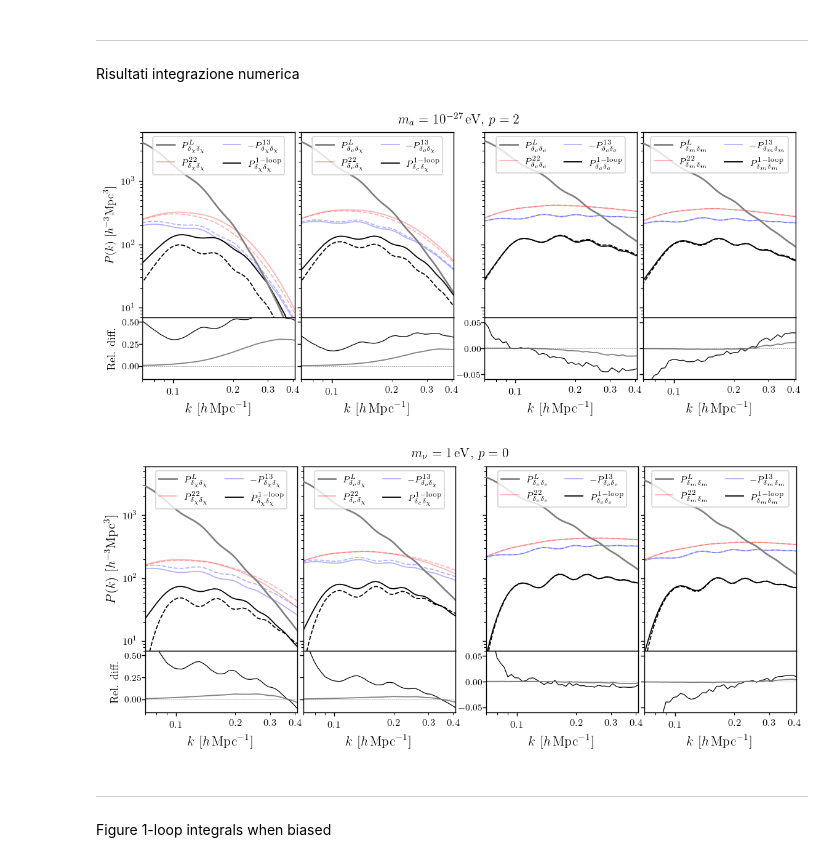
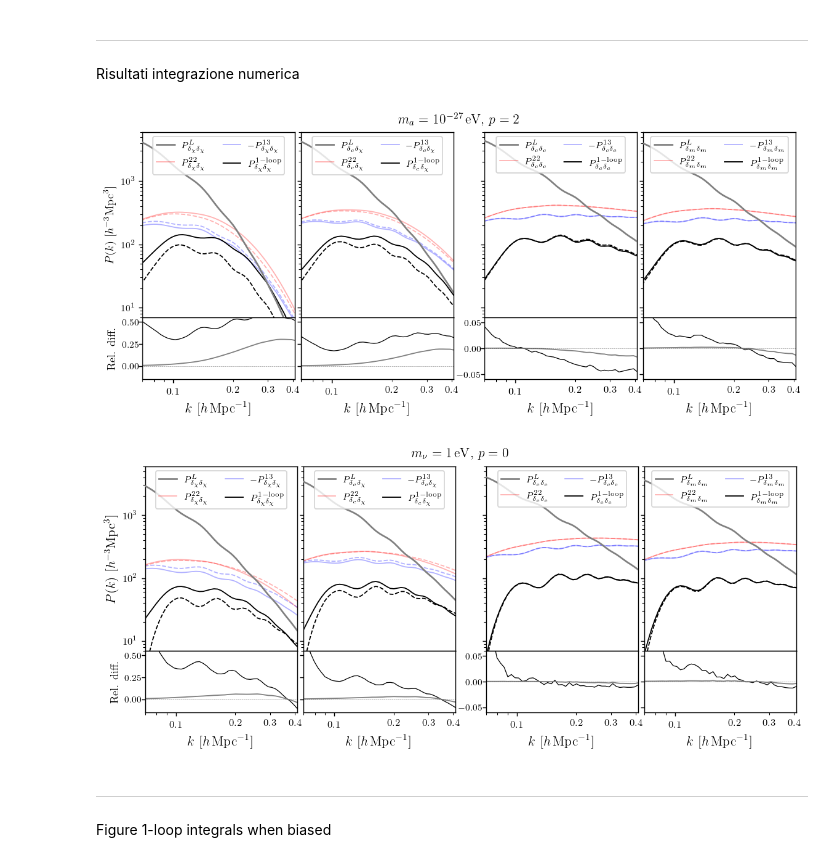
Before and after one commit to fverd/class, a Jupyter notebook: soundspeed-scripts/plots4paper/section_3.ipynb, the cells around one changed output. Cells and saved outputs as stored; diff of their text form; code cells hidden in the pictures.

Commit message:
updates with quantum pressure

```diff
--- a/soundspeed-scripts/plots4paper/section_3.ipynb
+++ b/soundspeed-scripts/plots4paper/section_3.ipynb
@@ -235,9 +235,12 @@ ma=27
 kref=8.4e12 * pow(pow(10,-ma)/0.67,1/2) * 0.666**0.25
 fx=0.1
 
-k, dcdc22, dcdc22_EdS, dcTc22, dcTc22_EdS, dcdx22, dcdx22_EdS, dcTx22, dcTx22_EdS, dxdx22, dxdx22_EdS, PL_cc, TL_x =np.loadtxt(f'/home/fverdian/class/soundspeed-scripts/numerical-integrals/results/P22-ma{ma}p0-fx0p1-N16000-p2.txt', unpack=True)[:,:70]
+# k, dcdc22, dcdc22_EdS, dcTc22, dcTc22_EdS, dcdx22, dcdx22_EdS, dcTx22, dcTx22_EdS, dxdx22, dxdx22_EdS, PL_cc, TL_x =np.loadtxt(f'/home/fverdian/class/soundspeed-scripts/numerical-integrals/results/P22-ma{ma}p0-fx0p1-N16000-p2.txt', unpack=True)[:,:70]
 
-k, dcdc13, dcdc13_EdS, dcTc13, dcTc13_EdS, dcdx13, dcdx13_EdS, dcTx13, dcTx13_EdS, dxdx13, dxdx13_EdS, PL_cc, TL_x, dcdx_IR  =np.loadtxt(f'/home/fverdian/class/soundspeed-scripts/numerical-integrals/results/P13-ma{ma}p0-fx0p1-N16000-p2.txt', unpack=True)[:,:70]
+# k, dcdc13, dcdc13_EdS, dcTc13, dcTc13_EdS, dcdx13, dcdx13_EdS, dcTx13, dcTx13_EdS, dxdx13, dxdx13_EdS, PL_cc, TL_x, dcdx_IR  =np.loadtxt(f'/home/fverdian/class/soundspeed-scripts/numerical-integrals/results/P13-ma{ma}p0-fx0p1-N16000-p2.txt', unpack=True)[:,:70]
+
+k, dcdc22, dcdc22_EdS, dcTc22, dcTc22_EdS, dcdx22, dcdx22_EdS, dcTx22, dcTx22_EdS, dxdx22, dxdx22_EdS, PL_cc, TL_x =np.loadtxt(f'/home/fverdian/class/soundspeed-scripts/numerical-integrals/quantumpressure/P22-wqp-NOQPtest_ma27p0-fx0p1-N16000-p2.txt', unpack=True)[:,:70]
+k, dcdc13, dcdc13_EdS, dcTc13, dcTc13_EdS, dcdx13, dcdx13_EdS, dcTx13, dcTx13_EdS, dxdx13, dxdx13_EdS, PL_cc, TL_x, dcdx_IR  =np.loadtxt(f'/home/fverdian/class/soundspeed-scripts/numerical-integrals/quantumpressure/P13-wqp-NOQPtest_ma27p0-fx0p1-N16000-p2.txt', unpack=True)[:,:70]
 # %%
 import matplotlib.ticker as ticker
 
@@ -305,9 +308,9 @@ ax.plot(k, mm(dcdc22_EdS+dcdc13_EdS,dcdx22_EdS+dcdx13_EdS,dxdx22_EdS+dxdx13_EdS)
 # Lower panel (relative differences)
 ax = axs[1,4]
 relative_diff_1l_total = ((dxdx22 + dxdx13) - (dxdx22_EdS + dxdx13_EdS)) / (dxdx22 + dxdx13)
-relative_diff_1l_total = mm(dcdc22_EdS+dcdc13_EdS,dcdx22_EdS+dcdx13_EdS,dxdx22_EdS+dxdx13_EdS)/mm(dcdc22+dcdc13,dcdx22+dcdx13,dxdx22+dxdx13)-1
+relative_diff_1l_total = 1-mm(dcdc22_EdS+dcdc13_EdS,dcdx22_EdS+dcdx13_EdS,dxdx22_EdS+dxdx13_EdS)/mm(dcdc22+dcdc13,dcdx22+dcdx13,dxdx22+dxdx13)
 ax.plot(k, relative_diff_1l_total, 'k', linewidth=0.7, linestyle='-')
-relative_diff_Ptot_total = (mm(dcdc22_EdS+dcdc13_EdS,dcdx22_EdS+dcdx13_EdS,dxdx22_EdS+dxdx13_EdS) - mm(dcdc22+dcdc13,dcdx22+dcdx13,dxdx22+dxdx13))/ (PL_cc*mm(1,TL_x, TL_x**2)+mm(dcdc22+dcdc13,dcdx22+dcdx13,dxdx22+dxdx13))
+relative_diff_Ptot_total = (mm(dcdc22+dcdc13,dcdx22+dcdx13,dxdx22+dxdx13)-mm(dcdc22_EdS+dcdc13_EdS,dcdx22_EdS+dcdx13_EdS,dxdx22_EdS+dxdx13_EdS))/ (PL_cc*mm(1,TL_x, TL_x**2)+mm(dcdc22+dcdc13,dcdx22+dcdx13,dxdx22+dxdx13))
 ax.plot(k, relative_diff_Ptot_total, 'gray', linewidth=1., linestyle='-')
 
 
@@ -317,34 +320,34 @@ for ax in axs.flat:
     ax.xaxis.set_major_formatter(ticker.FuncFormatter(lambda x, _: f"{x:g}"))
     ax.xaxis.set_minor_formatter(ticker.FuncFormatter(lambda x, _: f"{x:g}" if x>0.09 else ""))
 
 for i in [0,1,3,4]:
     axs[0,i].tick_params(axis='x', which='both', bottom=False, labelbottom=False)
     axs[0,i].legend(fontsize=8, loc='upper center', ncol=2)
     axs[0,i].set_ylim([7e0,6.e3])
     axs[0,i].set_yscale('log')
     axs[1,i].axhline(y=0., linestyle=':', color='k', linewidth=0.3)
     axs[1,i].set_xlabel(r'$k$ $[h\,\mathrm{Mpc}^{-1}]$', fontsize=12)
 
 for i in [0,1]:
     axs[1,i].set_ylim([-0.15,0.55])
 for i in [3,4]:
     axs[1,i].set_ylim([-0.06,0.06])
 
 for com in [(0,1),(1,1),(0,4),(1,4),(0,3)]:
     axs[com].tick_params(axis='y', labelleft=False)
 axs[0, 2].axis('off')  # Turn off the top blank subplot
 axs[1, 2].axis('off')  # Turn off the bottom blank subplot
 
 axs[0,0].tick_params(axis='y',labelsize=8)  # Y-axis tick labels inside
 axs[1,0].tick_params(axis='y',labelsize=8, pad=-0.1)  # Y-axis tick labels inside
 axs[1,3].tick_params(axis='y',labelsize=8, pad=-0.1,)  # Y-axis tick labels inside
 
 fig.text(0.5, 0.92, r'$m_a=10^{-'+str(ma)+r'}\,\mathrm{eV}$, $p=2$', ha='center', va='center', fontsize=12)
 # plt.savefig('/home/fverdian/class/soundspeed-scripts/figure/1loop_m27_full.pdf', bbox_inches='tight')
 
 plt.show()
 # %% [output]
-[figure, old version]
+[figure, new version]
 # %%
 k, dcdc22, dcdc22_EdS, dcTc22, dcTc22_EdS, dcdx22, dcdx22_EdS, dcTx22, dcTx22_EdS, dxdx22, dxdx22_EdS, PL_cc, TL_x =np.loadtxt(f'/home/fverdian/class/soundspeed-scripts/numerical-integrals/neutrinos/P22-Mnu1p0-N24000-p0.txt', unpack=True)[:,:70]
 
@@ -418,9 +421,9 @@ ax.plot(k, mm(dcdc22_EdS+dcdc13_EdS,dcdx22_EdS+dcdx13_EdS,dxdx22_EdS+dxdx13_EdS)
 # Lower panel (relative differences)
 ax = axs[1,4]
 relative_diff_1l_total = ((dxdx22 + dxdx13) - (dxdx22_EdS + dxdx13_EdS)) / (dxdx22 + dxdx13)
-relative_diff_1l_total = mm(dcdc22_EdS+dcdc13_EdS,dcdx22_EdS+dcdx13_EdS,dxdx22_EdS+dxdx13_EdS)/mm(dcdc22+dcdc13,dcdx22+dcdx13,dxdx22+dxdx13)-1
+relative_diff_1l_total = 1-mm(dcdc22_EdS+dcdc13_EdS,dcdx22_EdS+dcdx13_EdS,dxdx22_EdS+dxdx13_EdS)/mm(dcdc22+dcdc13,dcdx22+dcdx13,dxdx22+dxdx13)
 ax.plot(k, relative_diff_1l_total, 'k', linewidth=0.7, linestyle='-')
-relative_diff_Ptot_total = (mm(dcdc22_EdS+dcdc13_EdS,dcdx22_EdS+dcdx13_EdS,dxdx22_EdS+dxdx13_EdS) - mm(dcdc22+dcdc13,dcdx22+dcdx13,dxdx22+dxdx13))/ (PL_cc*mm(1,TL_x, TL_x**2)+mm(dcdc22+dcdc13,dcdx22+dcdx13,dxdx22+dxdx13))
+relative_diff_Ptot_total = ( mm(dcdc22+dcdc13,dcdx22+dcdx13,dxdx22+dxdx13)-mm(dcdc22_EdS+dcdc13_EdS,dcdx22_EdS+dcdx13_EdS,dxdx22_EdS+dxdx13_EdS) )/ (PL_cc*mm(1,TL_x, TL_x**2)+mm(dcdc22+dcdc13,dcdx22+dcdx13,dxdx22+dxdx13))
 ax.plot(k, relative_diff_Ptot_total, 'gray', linewidth=1., linestyle='-')
 
 
@@ -457,7 +460,7 @@ fig.text(0.5, 0.92, r'$m_\nu=1\,\mathrm{eV}$, $p=0$', ha='center', va='center',
 
 plt.show()
 # %% [output]
-[figure, old version]
+[figure, new version]
 # %% [markdown]
 ---
 Figure 1-loop integrals when biased
```
Also changed, not shown: 35 other files.
